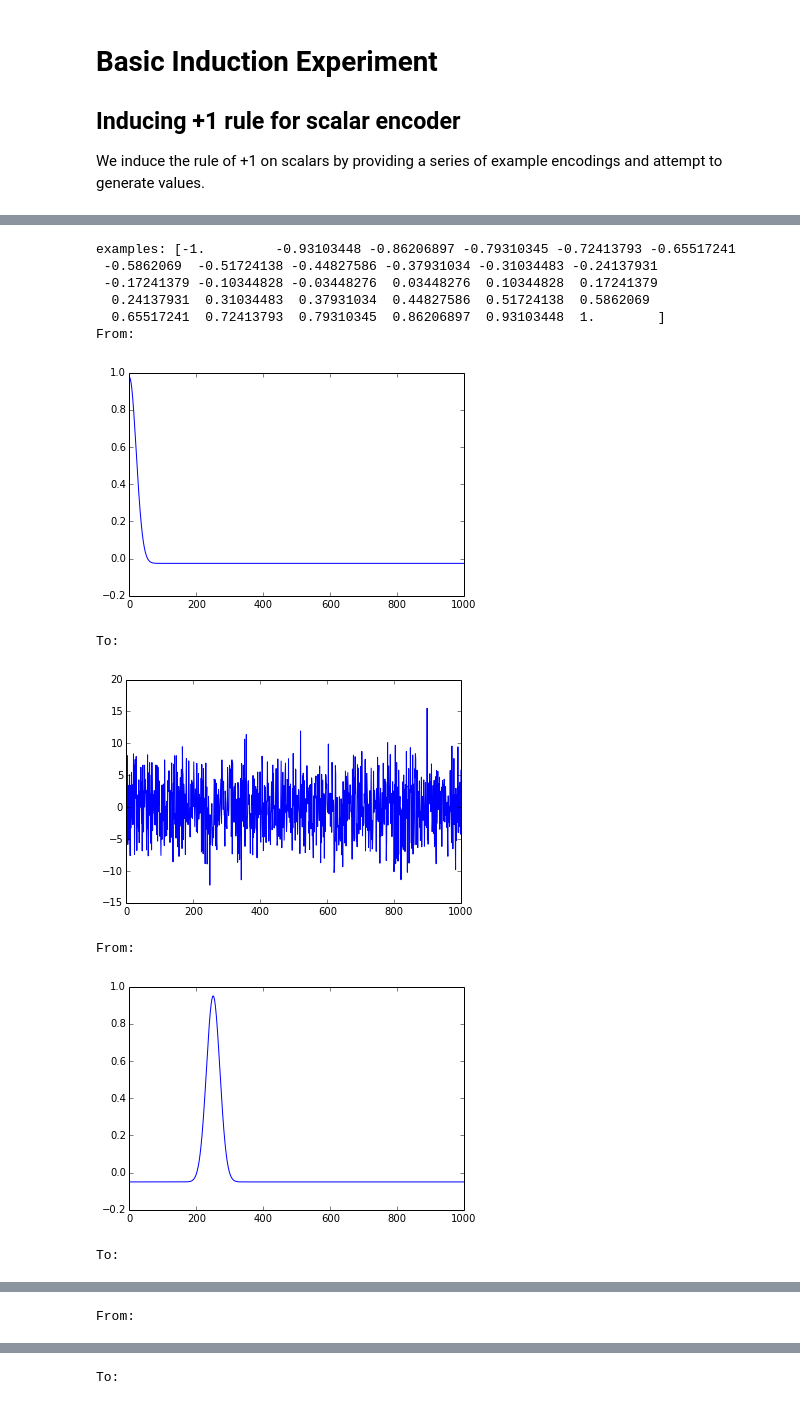
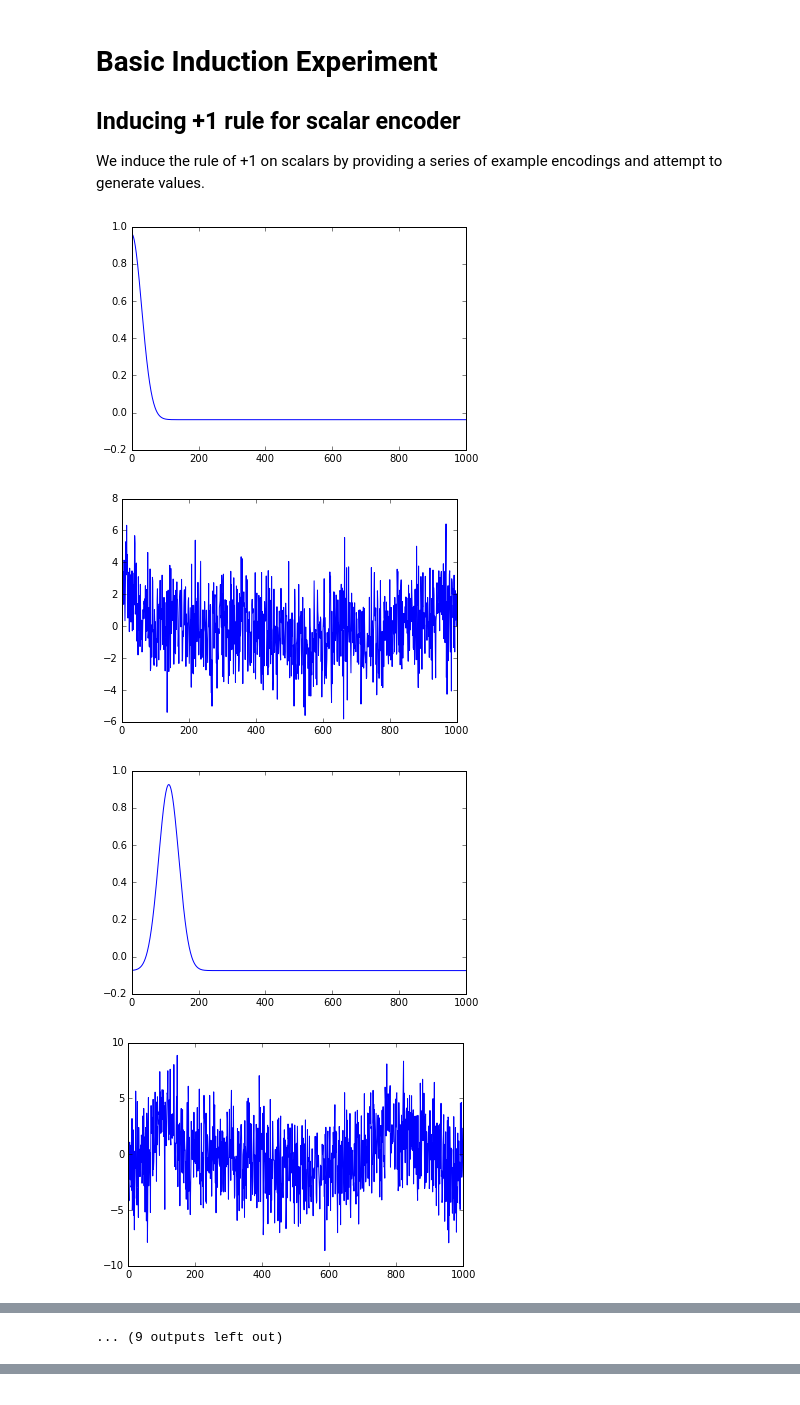
Before and after one commit to HBPNeurorobotics/holographic, a Jupyter notebook: hrr/HRR_induction.ipynb, the cells around one changed output, grey strips where cells are left out. Cells and saved outputs as stored; diff of their text form; code cells hidden in the pictures.

Commit message:
Added decoder

```diff
--- a/hrr/HRR_induction.ipynb
+++ b/hrr/HRR_induction.ipynb
@@ -8,44 +8,64 @@ We induce the rule of +1 on scalars by providing a series of example encodings a
 import numpy as np
 import random
 from hrr import HRR
+import matplotlib.pyplot as plt
 %matplotlib inline
 
 HRR.reset_kernel()
 HRR.verbose = False
 
+
 input_range = 1
-probes = 3
+probes = 10
 steps = 1
 size = 1000
 
 # function to learn
 def f(x):
-    return np.sin(x)
+    return x**2
 
 HRR.input_range = [-input_range, input_range]
 HRR.set_size(size)
-
-
+HRR.stddev = 0.03
 # generate learning dataset
-examples = np.linspace(-input_range, input_range, num=30)
-print('examples: {}'.format(examples))
+examples = np.linspace(-input_range, input_range, num=200)
+#print('examples: {}'.format(examples))
 
 # create storage for averaging
 exs = np.empty((examples.size, size), dtype=float)
 
 for idx, e in enumerate(examples):
     A = float(e)
     B = f(A)
 
     exs[idx] = (HRR(B) % A).memory
 
-m = HRR(0,generator=exs)
+m = HRR(0, generator=exs)
 
-probes = np.linspace(-input_range, input_range, num=5)
+probes = np.linspace(-input_range, input_range, num=10)
+xx = []
+yy_real = []
+yy = []
 for p in probes:
     i = HRR(float(p))
-    print("From:")
+    out = i * m
+    #print("From:")
     HRR.plot(HRR.reverse_permute(i.memory))
-    print("To:")
+    #print("To:")
     HRR.plot(HRR.reverse_permute((m * i).memory))
+
+    #print('f({})={} -> real: {}'.format(p, out.decode(), f(float(p))))
+
+    xx.append(float(p))
+    yy_real.append(f(float(p)))
+    yy.append(out.decode())
+
+plt.figure()
+plt.plot(xx,yy_real,'g--')
+plt.plot(xx,yy,'rx-')
+plt.show()
 # %% [output]
+[figure, new version]
+[figure, new version]
+[figure, new version]
+[figure, new version]
@@ -52,12 +80 @@ for p in probes:
-examples: [-1.         -0.93103448 -0.86206897 -0.79310345 -0.72413793 -0.65517241
- -0.5862069  -0.51724138 -0.44827586 -0.37931034 -0.31034483 -0.24137931
- -0.17241379 -0.10344828 -0.03448276  0.03448276  0.10344828  0.17241379
-  0.24137931  0.31034483  0.37931034  0.44827586  0.51724138  0.5862069
-  0.65517241  0.72413793  0.79310345  0.86206897  0.93103448  1.        ]
-From:
+... (9 outputs left out)
-[figure, old version]
-To:
-[figure, old version]
-From:
-[figure, old version]
-To:
@@ -65 +80,0 @@ To:
-From:
@@ -67 +80,0 @@ From:
-To:
```
Also changed, not shown: parts of 1 cell of this notebook, 1 other file.
